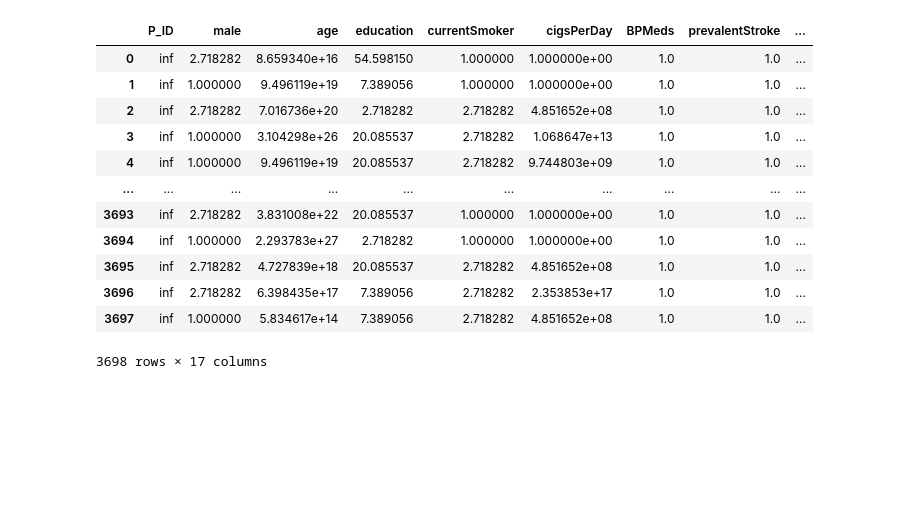
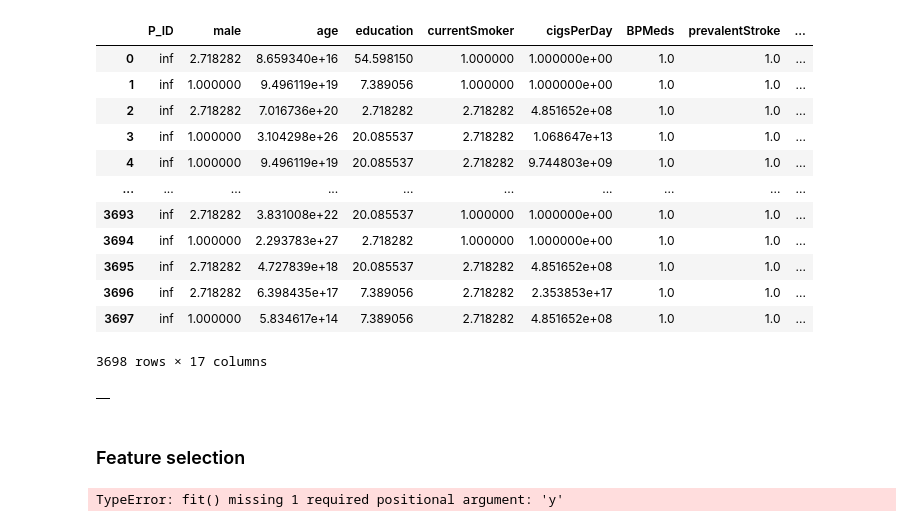
Before and after one commit to Nitin-Diwakar/Case-Study-Data-scientist-Challenge_dataset_Persistent_Non_Persistent, a Jupyter notebook: Untitled.ipynb, the cells around one changed output. Saved outputs shown, nothing was run; the diff lists cells and outputs as text; code cells hidden in the pictures; blank space fills up the shorter version.

```diff
--- a/Untitled.ipynb
+++ b/Untitled.ipynb
@@ -233,3 +235,9 @@ df_exp
 3698 rows × 17 columns
 # %%
 df_log.replace([np.inf, -np.inf], 0, inplace=True)
+# %%
+df_cat
+# %% [output]
+|  |
+# %% [markdown]
+### Feature selection
@@ -235,0 +247,4 @@ df_log.replace([np.inf, -np.inf], 0, inplace=True)
+# %%
+df_new = SelectKBest(chi2,10).fit_transform(df_log)
+# %% [output]
+TypeError: fit() missing 1 required positional argument: 'y'
```
Also changed, not shown: parts of 29 cells of this notebook.
